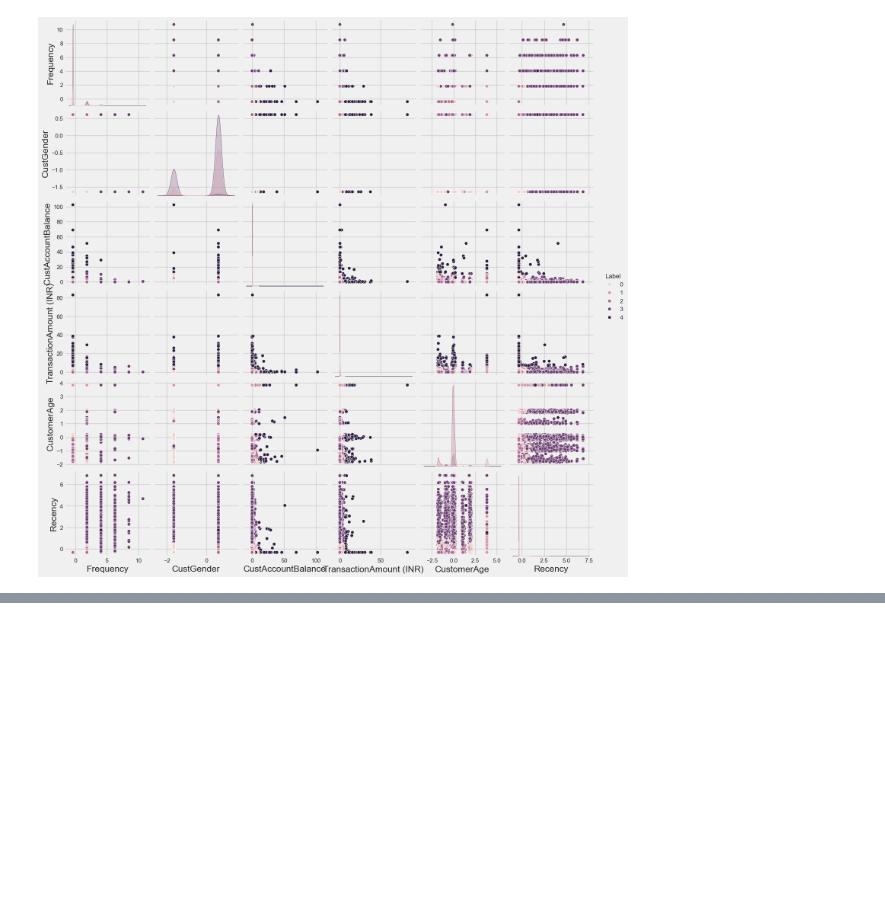
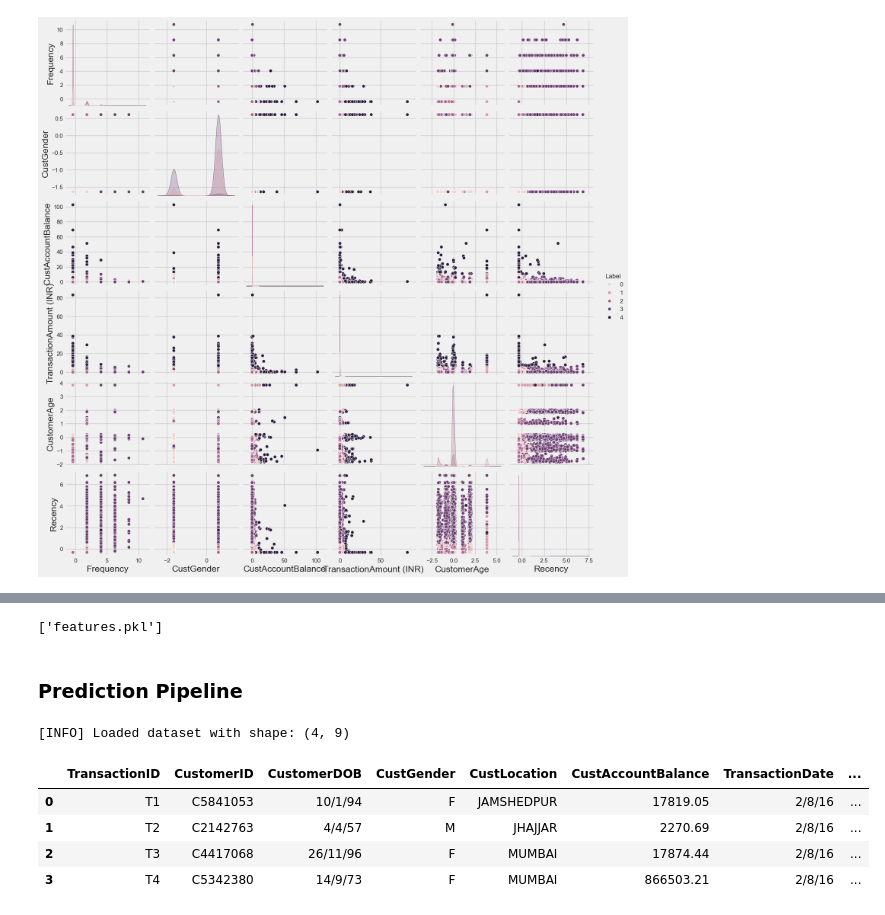
Before and after one commit to Kasis21aug/customer_segmentation_analytics, a Jupyter notebook: main.ipynb, the cells around one changed output, grey strips where cells are left out. Cells and saved outputs as stored; diff of their text form; code cells hidden in the pictures; blank space fills up the shorter version.

Commit message:
Production Pipeline

```diff
--- a/main.ipynb
+++ b/main.ipynb
@@ -683,0 +651,31 @@ plt.show()
+# %%
+import joblib
+
+# Save the model and scaler
+joblib.dump(kmeans, "kmeans_model.pkl")
+joblib.dump(scaler,"scaler.pkl")
+
+features=MRF_df.columns.tolist()
+#print(features)
+joblib.dump(features,"features.pkl")
+# %% [output]
+['features.pkl']
+# %% [markdown]
+### Prediction Pipeline
+# %%
+from pathlib import Path
+import joblib
+def get_user_dataset(file_path):
+    path = Path(file_path)
+
+    if not path.exists():
+        print("[ERROR] File does not exist.")
+        exit(1)
+
+    try:
+        df = pd.read_csv(path)
+        print(f"[INFO] Loaded dataset with shape: {df.shape}")
+        return df
+    except Exception as e:
+        print("[ERROR] Could not read the CSV:", e)
+        exit(1)
@@ -683,0 +790,10 @@ plt.show()
+# %%
+test_df = get_user_dataset("test_bank_transactions.csv")
+test_df.head()
+# %% [output]
+[INFO] Loaded dataset with shape: (4, 9)
+|  | TransactionID | CustomerID | CustomerDOB | CustGender | CustLocation | CustAccountBalance | TransactionDate | ... |
+| 0 | T1 | C5841053 | 10/1/94 | F | JAMSHEDPUR | 17819.05 | 2/8/16 | ... |
+| 1 | T2 | C2142763 | 4/4/57 | M | JHAJJAR | 2270.69 | 2/8/16 | ... |
+| 2 | T3 | C4417068 | 26/11/96 | F | MUMBAI | 17874.44 | 2/8/16 | ... |
+| 3 | T4 | C5342380 | 14/9/73 | F | MUMBAI | 866503.21 | 2/8/16 | ... |
```
Also changed, not shown: parts of 13 cells of this notebook, 6 other files.
